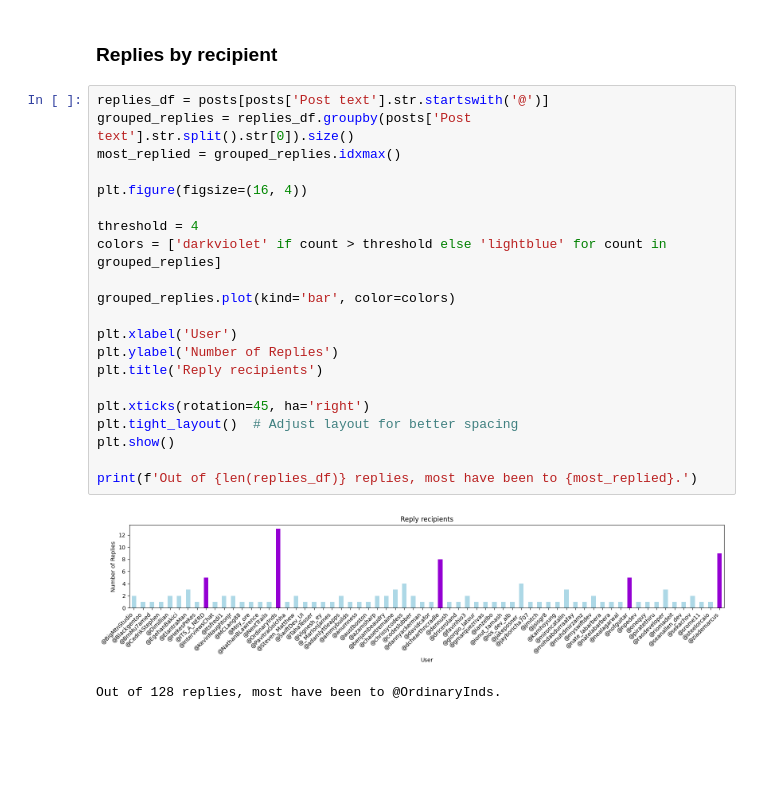
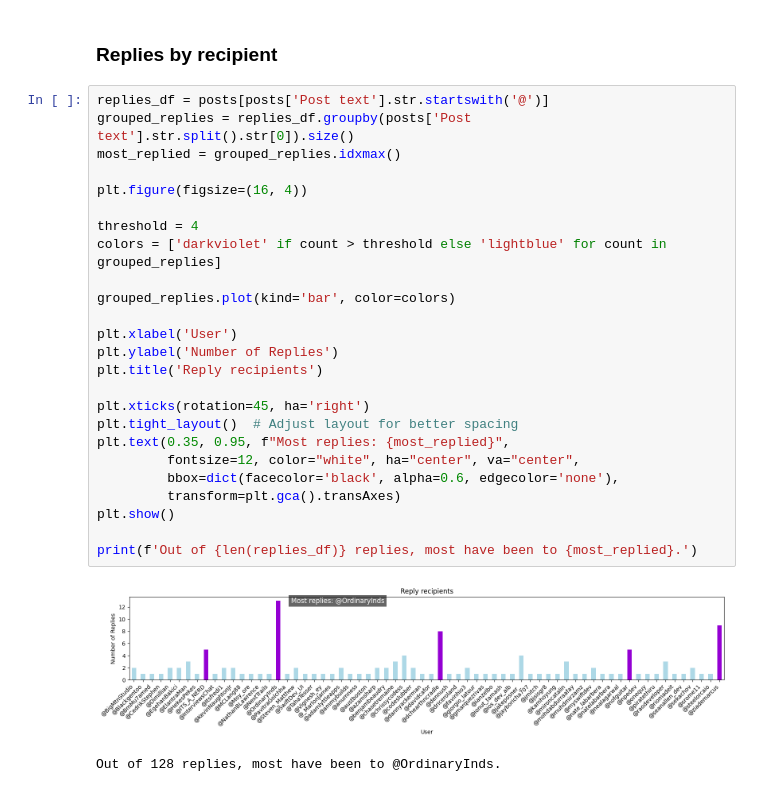
Before and after one commit to bodhichristian/python-basics, a Jupyter notebook: x_data/x_data.ipynb, the cells around one changed output. Drawn from its saved outputs; the diff is of its cells as text; blank space fills up the shorter version.

```diff
--- a/x_data/x_data.ipynb
+++ b/x_data/x_data.ipynb
@@ -343,24 +348,28 @@ Replies account for 51.2% of all posts
 # %%
 replies_df = posts[posts['Post text'].str.startswith('@')]
 grouped_replies = replies_df.groupby(posts['Post text'].str.split().str[0]).size()
 most_replied = grouped_replies.idxmax()
 
 plt.figure(figsize=(16, 4))
 
 threshold = 4
 colors = ['darkviolet' if count > threshold else 'lightblue' for count in grouped_replies]
 
 grouped_replies.plot(kind='bar', color=colors)
 
 plt.xlabel('User')
 plt.ylabel('Number of Replies')
 plt.title('Reply recipients')
 
 plt.xticks(rotation=45, ha='right')
 plt.tight_layout()  # Adjust layout for better spacing
+plt.text(0.35, 0.95, f"Most replies: {most_replied}",
+         fontsize=12, color="white", ha="center", va="center",
+         bbox=dict(facecolor='black', alpha=0.6, edgecolor='none'),
+         transform=plt.gca().transAxes)
 plt.show()
 
 print(f'Out of {len(replies_df)} replies, most have been to {most_replied}.')
 # %% [output]
-[figure, old version]
+[figure, new version]
 Out of 128 replies, most have been to @OrdinaryInds.
```
Also changed, not shown: parts of 5 cells of this notebook.
